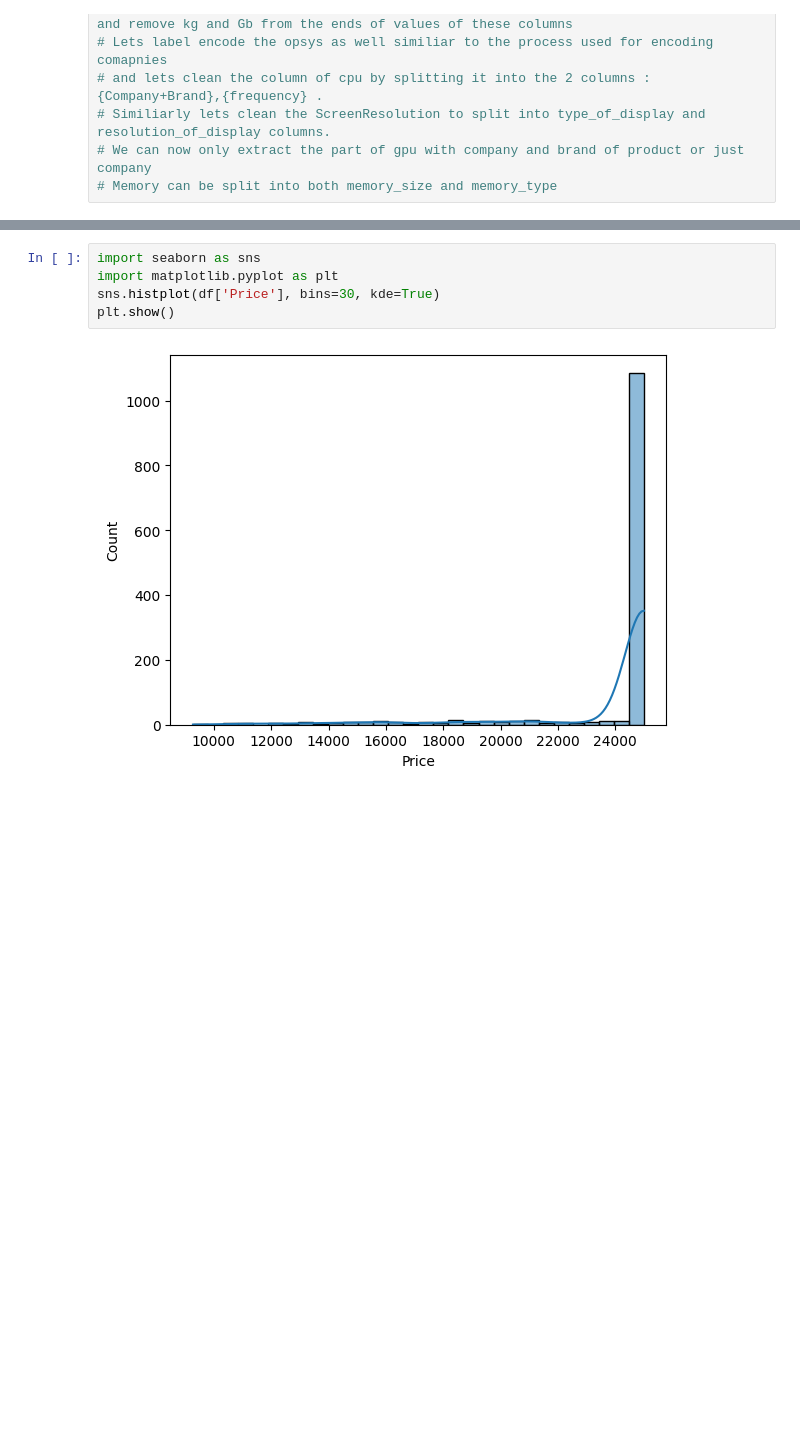
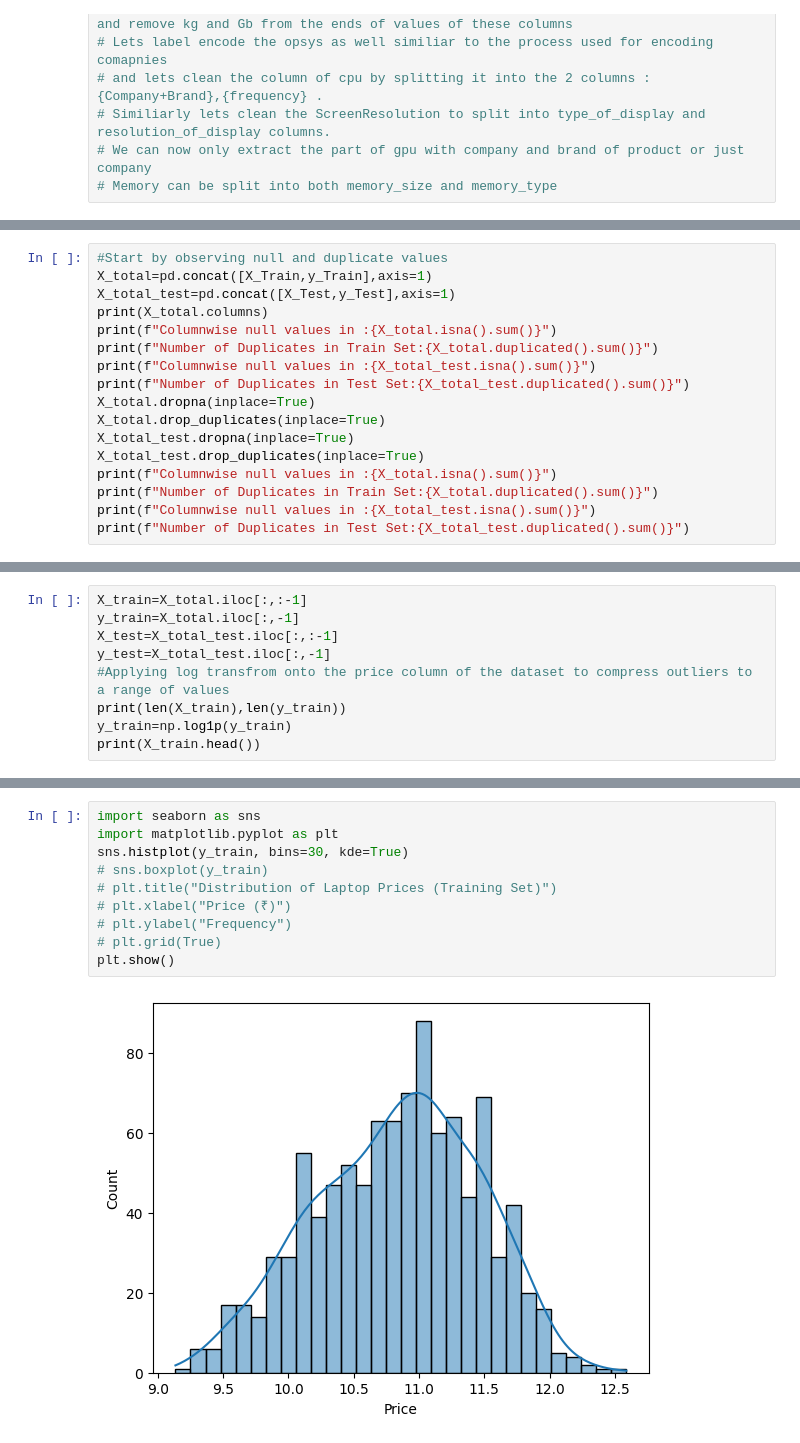
Before and after one commit to Nab-magna/Laptop-Price-Predictor, a Jupyter notebook: notebooks/Laptop_Prediction.ipynb, the cells around one changed output, grey strips where cells are left out. Saved outputs shown, nothing was run; the diff lists cells and outputs as text; blank space fills up the shorter version.

```diff
--- a/notebooks/Laptop_Prediction.ipynb
+++ b/notebooks/Laptop_Prediction.ipynb
@@ -107,0 +51,17 @@ print(df["Price"].max())
+# %%
+#Start by observing null and duplicate values
+X_total=pd.concat([X_Train,y_Train],axis=1)
+X_total_test=pd.concat([X_Test,y_Test],axis=1)
+print(X_total.columns)
+print(f"Columnwise null values in :{X_total.isna().sum()}")
+print(f"Number of Duplicates in Train Set:{X_total.duplicated().sum()}")
+print(f"Columnwise null values in :{X_total_test.isna().sum()}")
+print(f"Number of Duplicates in Test Set:{X_total_test.duplicated().sum()}")
+X_total.dropna(inplace=True)
+X_total.drop_duplicates(inplace=True)
+X_total_test.dropna(inplace=True)
+X_total_test.drop_duplicates(inplace=True)
+print(f"Columnwise null values in :{X_total.isna().sum()}")
+print(f"Number of Duplicates in Train Set:{X_total.duplicated().sum()}")
+print(f"Columnwise null values in :{X_total_test.isna().sum()}")
+print(f"Number of Duplicates in Test Set:{X_total_test.duplicated().sum()}")
@@ -107,0 +103,9 @@ print(df["Price"].max())
+# %%
+X_train=X_total.iloc[:,:-1]
+y_train=X_total.iloc[:,-1]
+X_test=X_total_test.iloc[:,:-1]
+y_test=X_total_test.iloc[:,-1]
+#Applying log transfrom onto the price column of the dataset to compress outliers to a range of values
+print(len(X_train),len(y_train))
+y_train=np.log1p(y_train)
+print(X_train.head())
@@ -108,7 +130,12 @@ print(df["Price"].max())
 # %%
 import seaborn as sns
 import matplotlib.pyplot as plt
-sns.histplot(df['Price'], bins=30, kde=True)
+sns.histplot(y_train, bins=30, kde=True)
+# sns.boxplot(y_train)
+# plt.title("Distribution of Laptop Prices (Training Set)")
+# plt.xlabel("Price (₹)")
+# plt.ylabel("Frequency")
+# plt.grid(True)
 plt.show()
 # %% [output]
-[figure, old version]
+[figure, new version]
```
Also changed, not shown: parts of 45 cells of this notebook.
